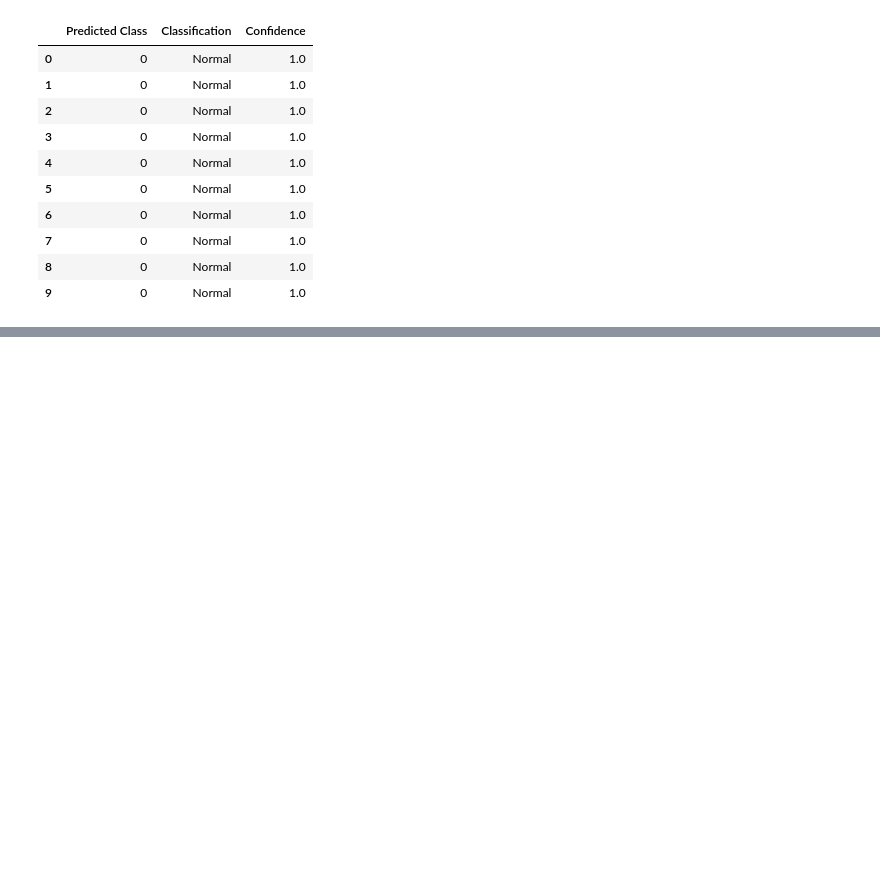
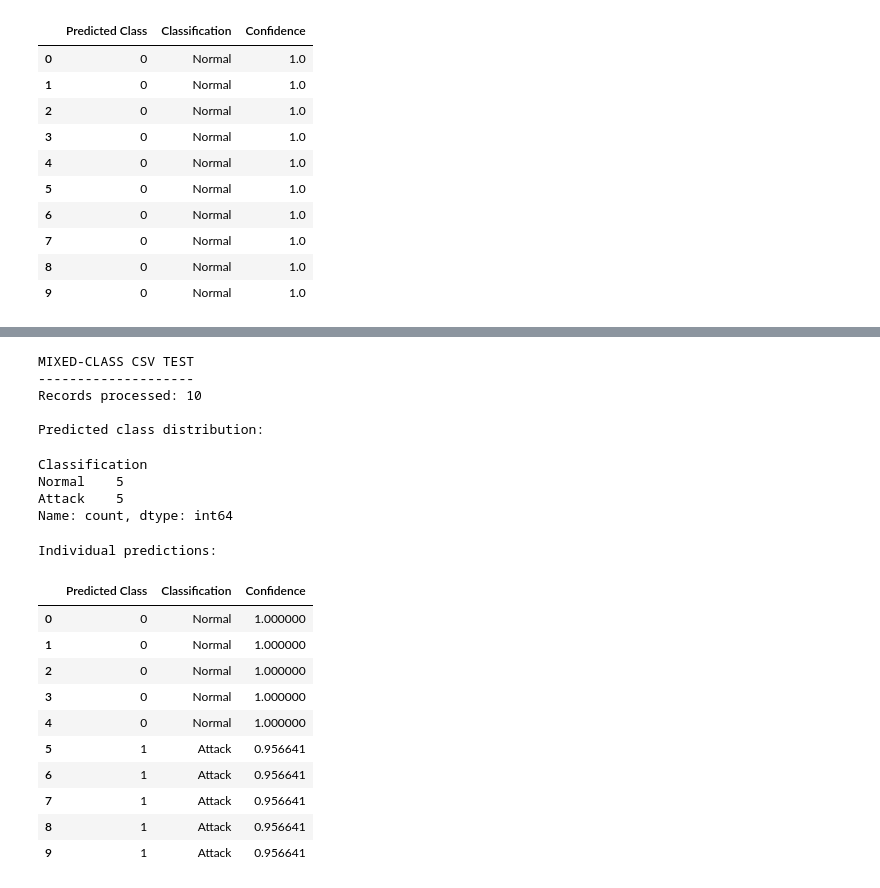
Before and after one commit to Agumekenneth/Data-Science-Final-year-Project--Prototype-1, a Jupyter notebook: IoT.ipynb, the cells around one changed output, grey strips where cells are left out. Cells and saved outputs as stored; diff of their text form; code cells hidden in the pictures; blank space fills up the shorter version.

Commit message:
test init

```diff
--- a/IoT.ipynb
+++ b/IoT.ipynb
@@ -4421,0 +4425,54 @@ Output shape: (10, 28)
+# %%
+# Select five Normal and five Attack records
+normal_indices = y_test_held[y_test_held == 0].index[:5]
+attack_indices = y_test_held[y_test_held == 1].index[:5]
+
+# Combine the selected records
+mixed_test_data = pd.concat([
+    X_test_held.loc[normal_indices],
+    X_test_held.loc[attack_indices]
+])
+
+# Export the input records without target labels
+mixed_csv_path = "prototype_mixed_test_input.csv"
+mixed_test_data.to_csv(mixed_csv_path, index=False)
+
+# Run CSV-based classification
+mixed_csv_results = predict_from_csv(mixed_csv_path)
+
+# Display classification results
+print("MIXED-CLASS CSV TEST")
+print("--------------------")
+print("Records processed:", len(mixed_csv_results))
+
+print("\nPredicted class distribution:")
+display(mixed_csv_results["Classification"].value_counts())
+
+print("\nIndividual predictions:")
+display(
+    mixed_csv_results[
+        ["Predicted Class", "Classification", "Confidence"]
+    ]
+)
+# %% [output]
+MIXED-CLASS CSV TEST
+--------------------
+Records processed: 10
+
+Predicted class distribution:
+Classification
+Normal    5
+Attack    5
+Name: count, dtype: int64
+Individual predictions:
+|  | Predicted Class | Classification | Confidence |
+| 0 | 0 | Normal | 1.000000 |
+| 1 | 0 | Normal | 1.000000 |
+| 2 | 0 | Normal | 1.000000 |
+| 3 | 0 | Normal | 1.000000 |
+| 4 | 0 | Normal | 1.000000 |
+| 5 | 1 | Attack | 0.956641 |
+| 6 | 1 | Attack | 0.956641 |
+| 7 | 1 | Attack | 0.956641 |
+| 8 | 1 | Attack | 0.956641 |
+| 9 | 1 | Attack | 0.956641 |
```
Also changed, not shown: parts of 1 cell of this notebook, 1 other file.
